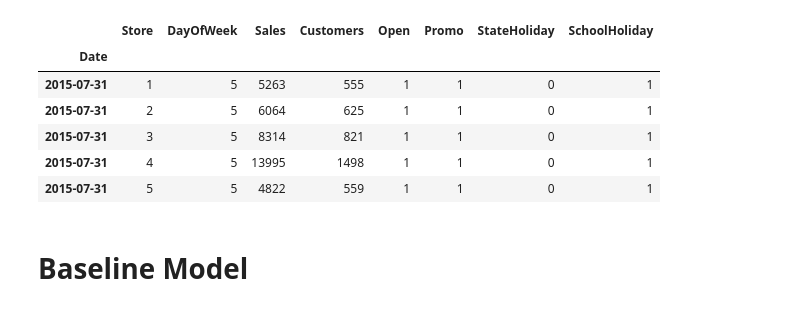
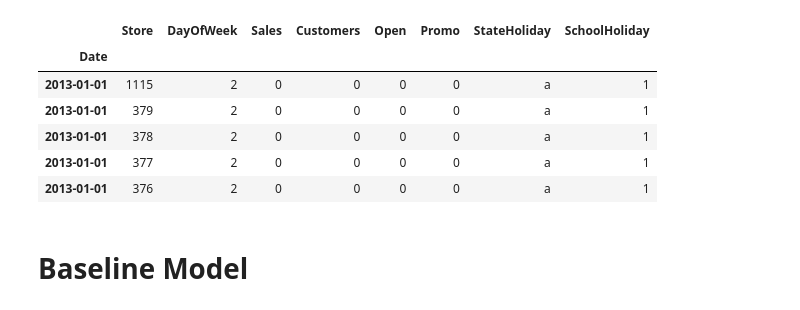
Before and after one commit to aashishpokharel/Time-Series-Sales-Prediction, a Jupyter notebook: naive_modelling.ipynb, the cells around one changed output. Saved outputs shown, nothing was run; the diff lists cells and outputs as text; code cells hidden in the pictures.

```diff
--- a/naive_modelling.ipynb
+++ b/naive_modelling.ipynb
@@ -22,18 +22,19 @@ module_path = os.path.abspath(os.path.join('.'))
 # %%
 sales = pd.read_csv('Dataset/train.csv')
 sales.Date = pd.to_datetime(sales.Date)
 sales.reset_index()
 sales['Date'] = sales['Date'].astype('datetime64')
 sales.set_index('Date', inplace=True)
+sales = sales.sort_index(ascending=True)
 sales.head()
 # %% [output]
 |  | Store | DayOfWeek | Sales | Customers | Open | Promo | StateHoliday | SchoolHoliday |
 | Date |  |  |  |  |  |  |  |  |
-| 2015-07-31 | 1 | 5 | 5263 | 555 | 1 | 1 | 0 | 1 |
-| 2015-07-31 | 2 | 5 | 6064 | 625 | 1 | 1 | 0 | 1 |
-| 2015-07-31 | 3 | 5 | 8314 | 821 | 1 | 1 | 0 | 1 |
-| 2015-07-31 | 4 | 5 | 13995 | 1498 | 1 | 1 | 0 | 1 |
-| 2015-07-31 | 5 | 5 | 4822 | 559 | 1 | 1 | 0 | 1 |
+| 2013-01-01 | 1115 | 2 | 0 | 0 | 0 | 0 | a | 1 |
+| 2013-01-01 | 379 | 2 | 0 | 0 | 0 | 0 | a | 1 |
+| 2013-01-01 | 378 | 2 | 0 | 0 | 0 | 0 | a | 1 |
+| 2013-01-01 | 377 | 2 | 0 | 0 | 0 | 0 | a | 1 |
+| 2013-01-01 | 376 | 2 | 0 | 0 | 0 | 0 | a | 1 |
 # %% [markdown]
 # Baseline Model
 # %%
```
Also changed, not shown: parts of 19 cells of this notebook, 1 other file.
